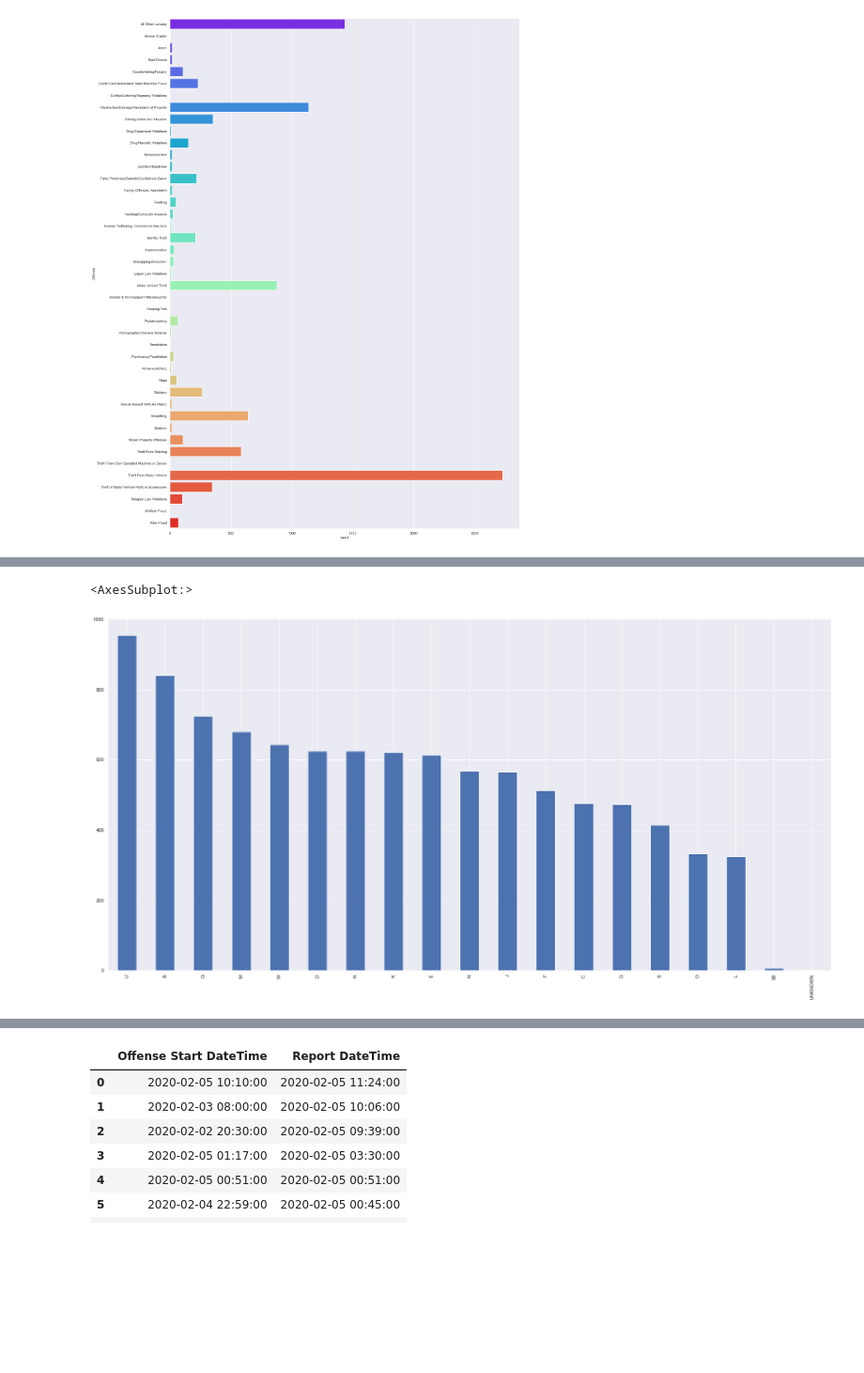
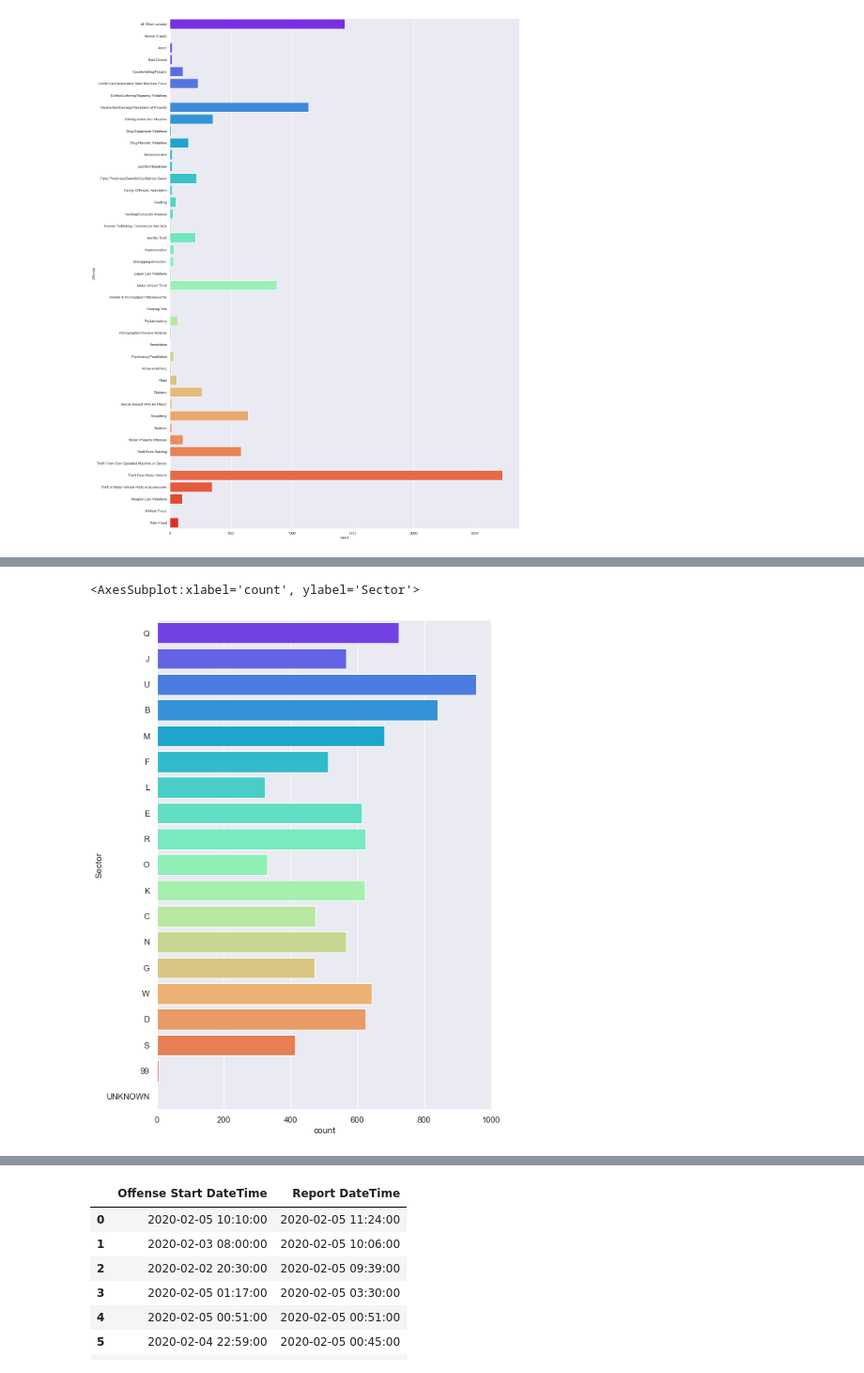
Before and after one commit to msenosain/spd-use-of-force_DS4A, a Jupyter notebook: notebooks/13_EDA_crime.ipynb, the cells around one changed output, grey strips where cells are left out. Shown at 94% size. Cells and saved outputs as stored; diff of their text form; code cells hidden in the pictures; blank space fills up the shorter version.

Commit message:
Cleaned up plots

```diff
--- a/notebooks/13_EDA_crime.ipynb
+++ b/notebooks/13_EDA_crime.ipynb
@@ -291,6 +273,8 @@ df['Precinct'].value_counts().plot(kind='bar', figsize=(30,15))
 # %%
-df['Sector'].value_counts().plot(kind='bar', figsize=(30,15))
+# df['Sector'].value_counts().plot(kind='bar', figsize=(30,15))
+f, ax = plt.subplots(figsize=(8, 12))
+sns.countplot(y="Sector", data=df, palette='rainbow')
 # %% [output]
-<AxesSubplot:>
+<AxesSubplot:xlabel='count', ylabel='Sector'>
-[figure, old version]
+[figure, new version]
 # %%
```
Also changed, not shown: parts of 11 cells of this notebook.
